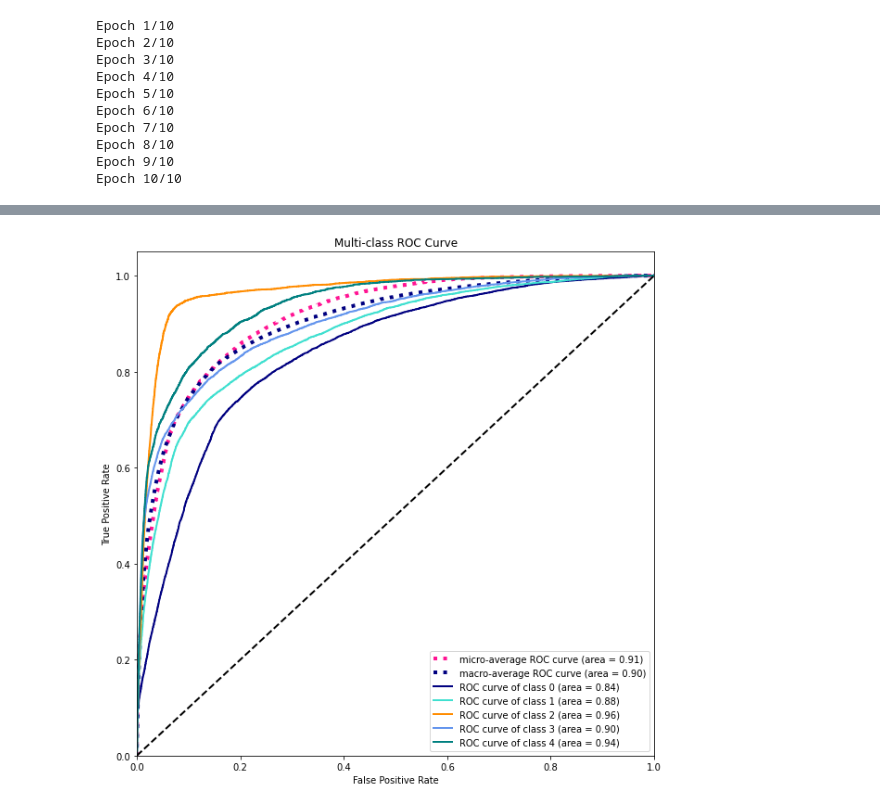
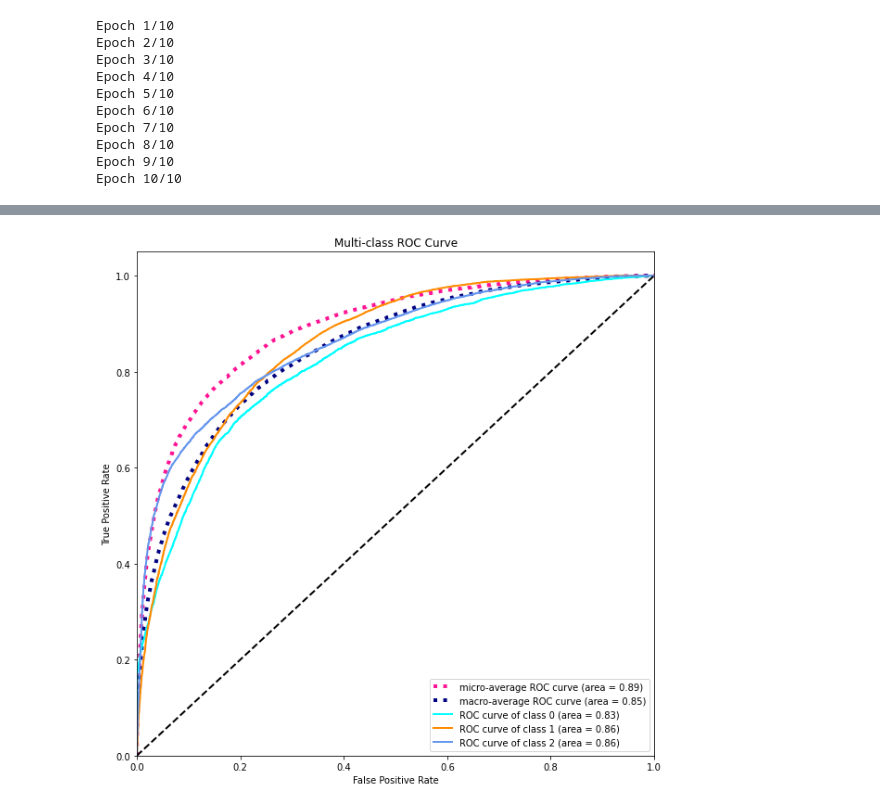
Before and after one commit to hudsonbat/Data-205, a Jupyter notebook: MCCrime_NN.ipynb, the cells around one changed output, grey strips where cells are left out. Cells and saved outputs as stored; diff of their text form; code cells hidden in the pictures.

Commit message:
FINAL Class Balanced NN Model

```diff
--- a/MCCrime_NN.ipynb
+++ b/MCCrime_NN.ipynb
@@ -180,6 +132,6 @@ len(data)
 # %%
 ## Label Encode the target variable
-data['Target'] = data['Crime Type'].astype('category').cat.codes
+data['Target'] = data['Crime Name1'].astype('category').cat.codes
 # %%
 ## Create a column that gives the number of words for each place corresponding to each crime
 data['Num_Words_Place'] = data['Place'].apply(lambda x: len(x.split()))
@@ -285,3 +231,12 @@ from sklearn.model_selection import train_test_split
 
 x_train_place, x_test_place, y_train_place, y_test_place = train_test_split(post_seq_padded,y,test_size=0.25,random_state=4)
 x_train_other, x_test_other, y_train_other, y_test_other = train_test_split(features,y,test_size=0.25,random_state=4)
+# %%
+## Correct for Class Imbalance using SMOTE
+
+from imblearn.over_sampling import SMOTE
+
+smote2 = SMOTE('minority')
+
+X_sm2_place, y_sm2_place = smote2.fit_resample(x_train_place, y_train_place)
+X_sm2_other, y_sm2_other = smote2.fit_resample(x_train_other, y_train_other)
@@ -314,3 +269,5 @@ y= tf.keras.utils.to_categorical(y_train_place)
+# %%
+y= tf.keras.utils.to_categorical(y_sm2_place)
 # %%
 len(x_train_place)
 # %% [output]
@@ -322,5 +279,5 @@ len(x_test_place)
 # %%
-history = model.fit([x_train_place, x_train_other],y, batch_size=128, verbose=3, validation_split=0.25,shuffle=True, epochs=10)
+history = model.fit([X_sm2_place, X_sm2_other],y, batch_size=128, verbose=3, validation_split=0.25,shuffle=True, epochs=10)
 # %% [output]
 Epoch 1/10
 Epoch 2/10
@@ -436,33 +393,33 @@ tpr["macro"] = mean_tpr
 roc_auc["macro"] = auc(fpr["macro"], tpr["macro"])
 
 # Plot all ROC curves
 plt.figure()
 plt.plot(fpr["micro"], tpr["micro"],
          label='micro-average ROC curve (area = {0:0.2f})'
                ''.format(roc_auc["micro"]),
          color='deeppink', linestyle=':', linewidth=4)
 
 plt.plot(fpr["macro"], tpr["macro"],
          label='macro-average ROC curve (area = {0:0.2f})'
                ''.format(roc_auc["macro"]),
          color='navy', linestyle=':', linewidth=4)
 
-colors = cycle(['navy', 'turquoise', 'darkorange', 'cornflowerblue', 'teal'])
+colors = cycle(['aqua', 'darkorange', 'cornflowerblue'])
 for i, color in zip(range(len(top_classes)), colors):
     plt.plot(fpr[i], tpr[i], color=color, lw=2,
              label='ROC curve of class {0} (area = {1:0.2f})'
              ''.format(i, roc_auc[i]))
 
 plt.plot([0, 1], [0, 1], 'k--', lw=2)
 plt.xlim([0.0, 1.0])
 plt.ylim([0.0, 1.05])
 plt.xlabel('False Positive Rate')
 plt.ylabel('True Positive Rate')
 plt.title('Multi-class ROC Curve')
 plt.legend(loc="lower right")
 fig = plt.gcf()
 fig.set_size_inches(10,10)
 plt.show()
 # %% [output]
-[figure, old version]
+[figure, new version]
 # %%
```
Also changed, not shown: parts of 37 cells of this notebook.
